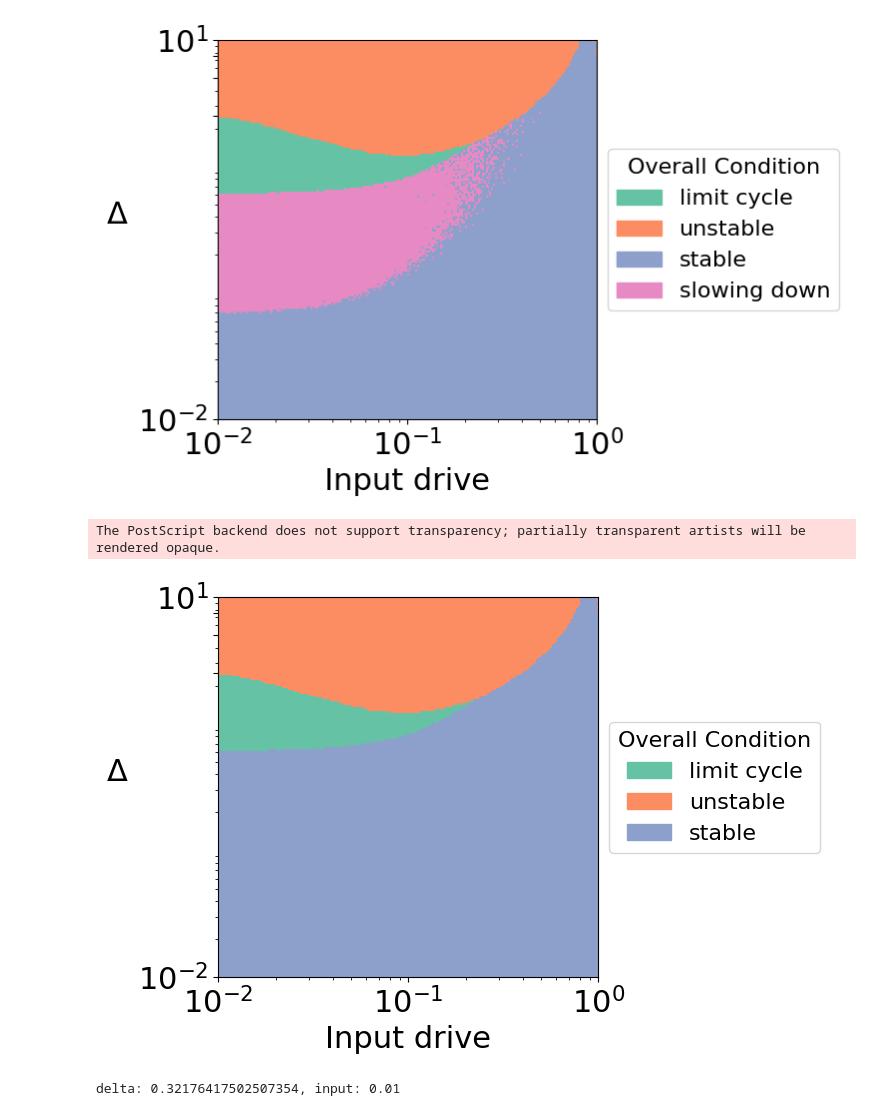
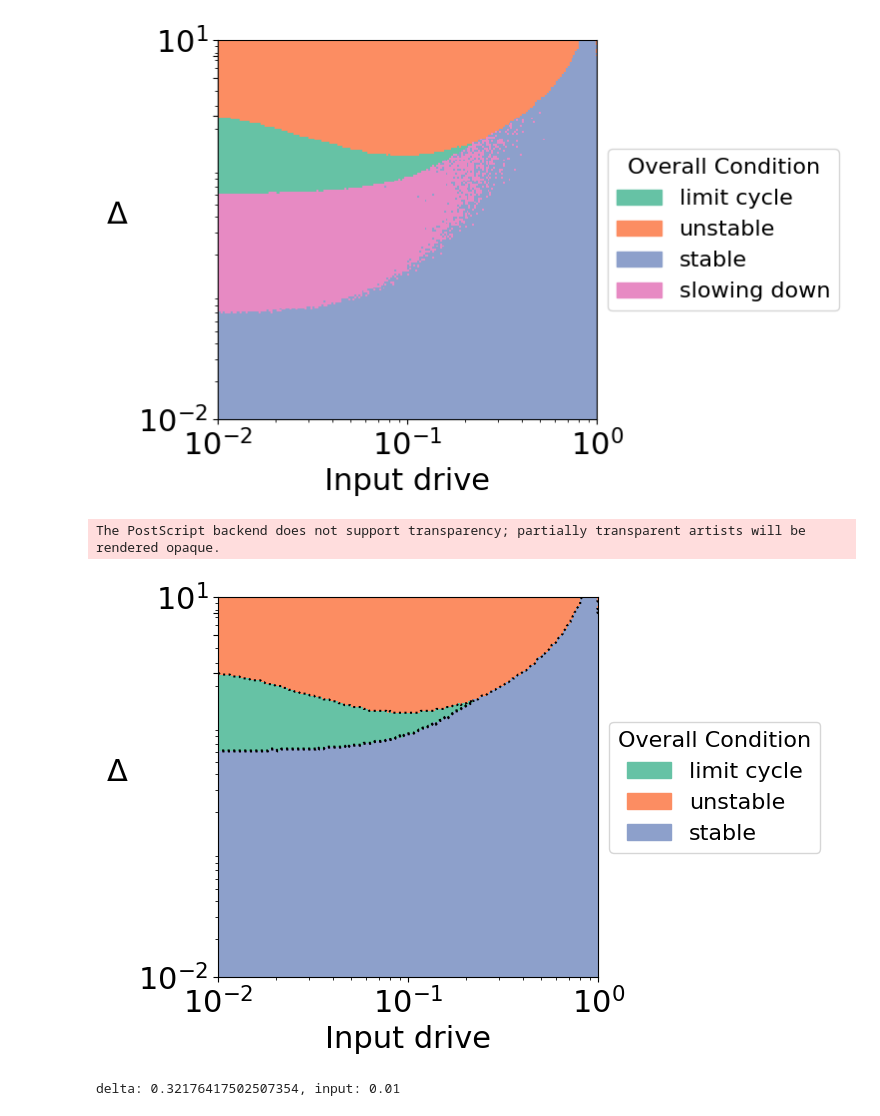
Before and after one commit to shivangrawat/perturbed_organics, a Jupyter notebook: examples/plot_phase_delocalized.ipynb, the cells around one changed output. Drawn from its saved outputs; the diff is of its cells as text; code cells hidden in the pictures.

```diff
--- a/examples/plot_phase_delocalized.ipynb
+++ b/examples/plot_phase_delocalized.ipynb
@@ -848,6 +850,15 @@ mesh = plt.pcolormesh(
     vmin=0,
     vmax=len(colors_list)
 )
+
+X, Y = np.meshgrid(input_range, delta_range)
+
+# Define the boundary levels between the discrete condition values.
+# The boundaries between 0 and 1 is at 0.5, and between 1 and 2 is at 1.5.
+boundary_levels = [0.5, 1.5]
+
+# Plot the contour lines with a dotted line style.
+plt.contour(X, Y, plot_data, levels=boundary_levels, colors='k', linestyles='dotted')
 
 # (Your existing code for aspect ratio, axes limits, ticks, etc.)
 ax = plt.gca()
@@ -872,34 +883,34 @@ plt.yticks(fontsize=22)
 # Create a custom legend with a single entry for "stable" (which includes slowing down).
 import matplotlib.patches as mpatches
 legend_handles = [
     mpatches.Patch(color=colors_list[0], label="limit cycle"),
     mpatches.Patch(color=colors_list[1], label="unstable"),
     mpatches.Patch(color=colors_list[2], label="stable")
 ]
 
 plt.legend(
     handles=legend_handles,
     fontsize=16,
     loc='center left',
     bbox_to_anchor=(1, 0.5),
     title="Overall Condition",
     title_fontsize=16
 )
 
 plt.tight_layout()
 
 # Save if you like:
 file_name = "phase_diagram_overall_condition"
 file_save_path = os.path.join(folder_loc, file_name)
 
 plt.savefig(f'{file_save_path}.png', bbox_inches='tight')
 plt.savefig(f'{file_save_path}.svg', format='svg', bbox_inches='tight', dpi=300)
 plt.savefig(f'{file_save_path}.eps', format='eps', bbox_inches='tight', dpi=300)
 
 plt.show()
 # %% [output]
 The PostScript backend does not support transparency; partially transparent artists will be rendered opaque.
-[figure, old version]
+[figure, new version]
 # %%
 # finding the separation of scales in the center manifold and stable regions
 trial_idx = 0
```
Also changed, not shown: parts of 3 cells of this notebook, 9 other files.
